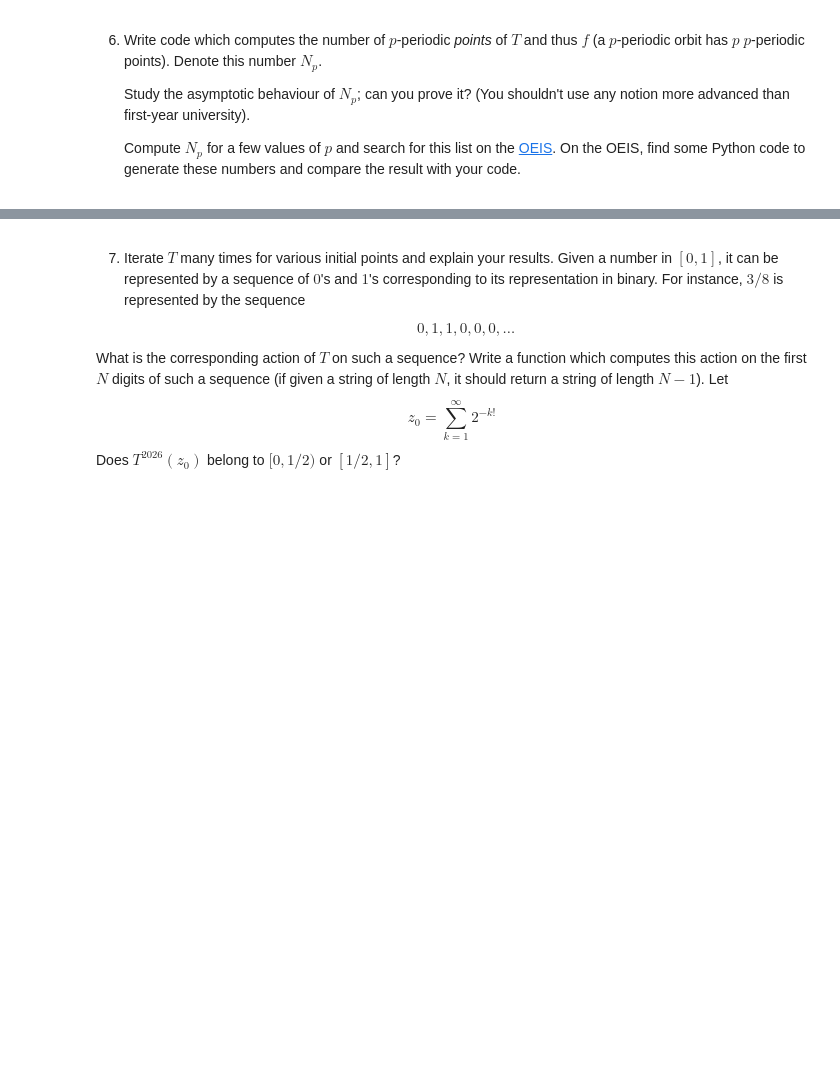
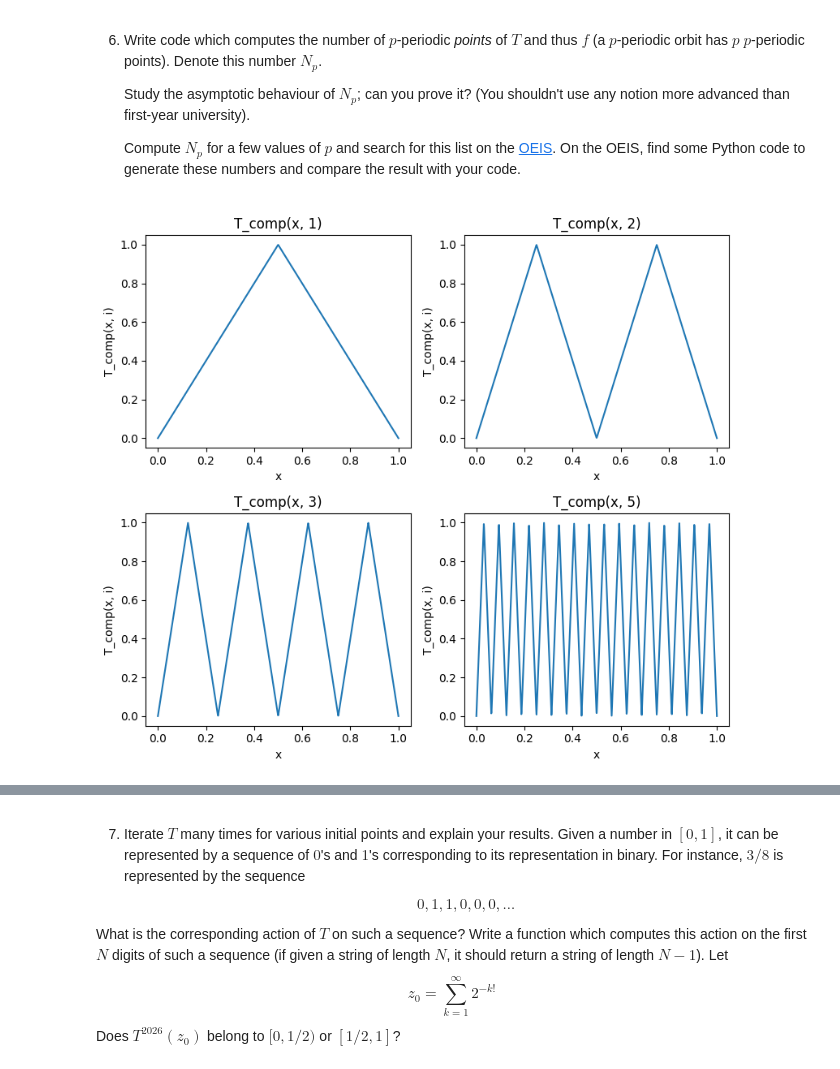
Before and after one commit to raulandrei00/Polytechnique_L2, a Jupyter notebook: discrete/project/FinalProject/FinalProject.ipynb, the cells around one changed output, grey strips where cells are left out. Saved outputs shown, nothing was run; the diff lists cells and outputs as text; code cells hidden in the pictures; blank space fills up the shorter version.

```diff
--- a/discrete/project/FinalProject/FinalProject.ipynb
+++ b/discrete/project/FinalProject/FinalProject.ipynb
@@ -355,7 +355,7 @@ from sympy import Rational
 f = lambda x: 4 * x * (1 - x)
 
 # first check that 2/9 is a 3-periodic orbit of T
-T = lambda z: 2 * z if z < 0.5 else 2 * (1 - z)
+# T = lambda z: 2 * z if z < 0.5 else 2 * (1 - z)
 
 phi = lambda x: sin(pi * x / 2) ** 2
 
@@ -389,0 +387,29 @@ def N (p):
+# %%
+@np.vectorize
+def T_comp (z, n):
+    for _ in range(n):
+        z = T(z)
+    return z
+
+fig, axes = plt.subplots(
+    nrows=2, ncols=2,      # enough rows for 5 plots
+    figsize=(8, 7)
+)
+
+axes = axes.flatten()
+
+x = np.linspace(0, 1, 1000)
+
+for ax, i in zip(axes, [1, 2, 3, 5]):
+    ax.plot(x, T_comp(x, i))
+    ax.set_title(f'T_comp(x, {i})')
+    ax.set_xlabel('x')
+    ax.set_ylabel('T_comp(x, i)')
+
+# Remove the unused 6th subplot
+
+
+plt.tight_layout()
+plt.show()
+# %% [output]
+[figure, added]
```
Also changed, not shown: parts of 12 cells of this notebook, 1 other file.
